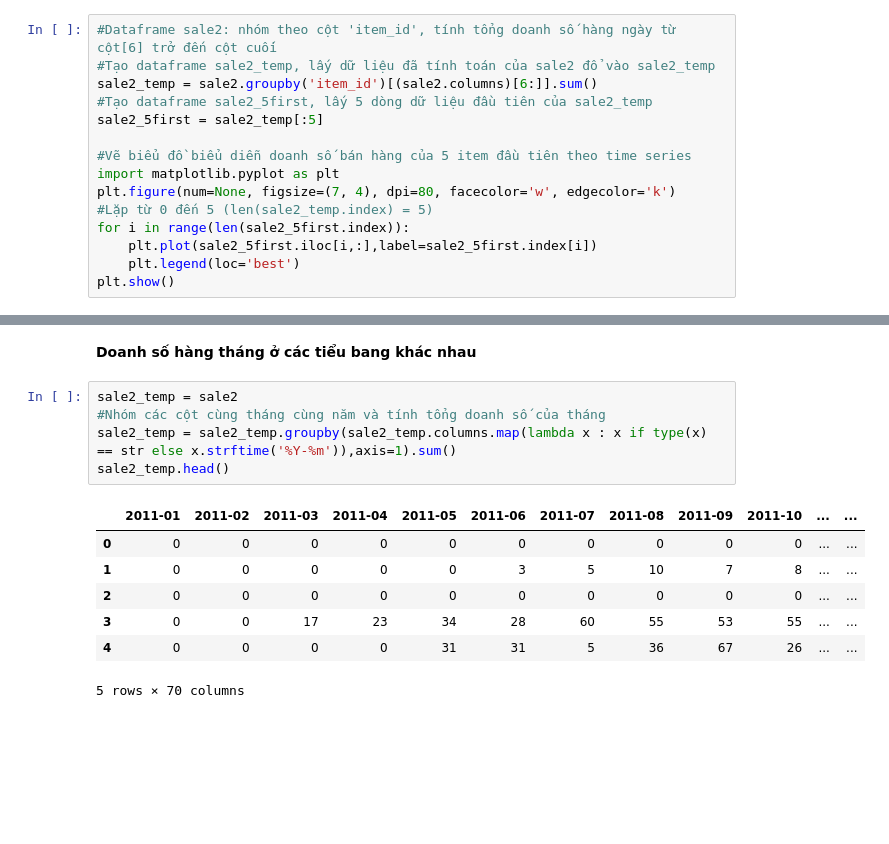
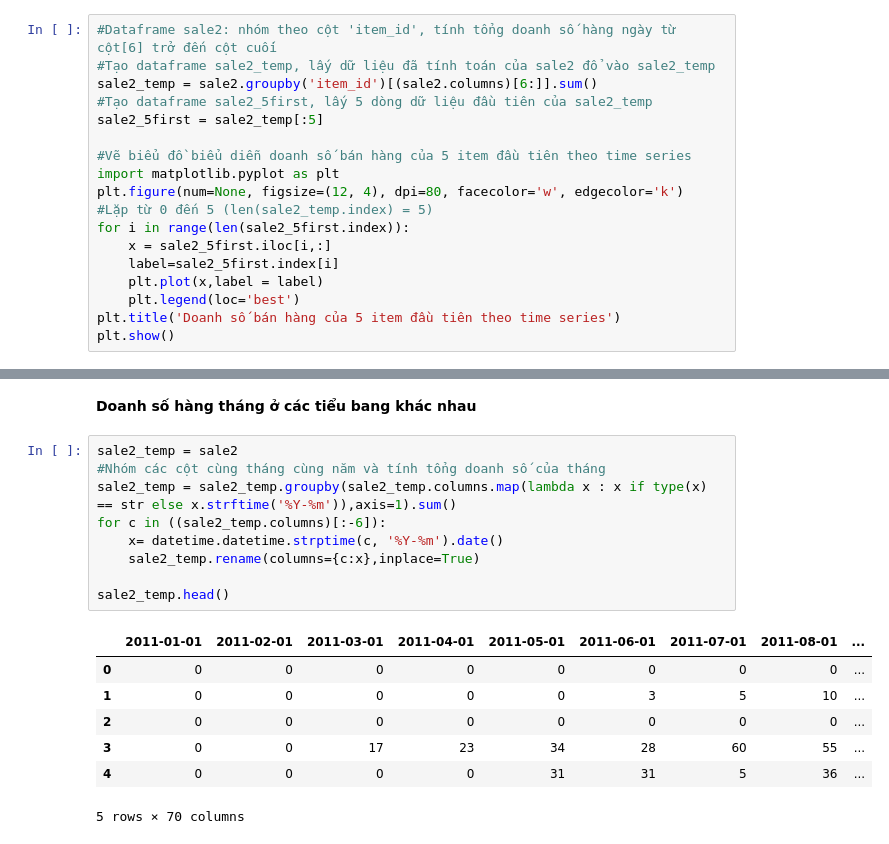
Before and after one commit to HienNguyenMinh/PythonAssignment, a Jupyter notebook: BaiTap2.ipynb, the cells around one changed output, grey strips where cells are left out. Cells and saved outputs as stored; diff of their text form; blank space fills up the shorter version.

```diff
--- a/BaiTap2.ipynb
+++ b/BaiTap2.ipynb
@@ -96,10 +96,13 @@ sale2_5first = sale2_temp[:5]
 
 #Vẽ biểu đồ biểu diễn doanh số bán hàng của 5 item đầu tiên theo time series
 import matplotlib.pyplot as plt
-plt.figure(num=None, figsize=(7, 4), dpi=80, facecolor='w', edgecolor='k')
+plt.figure(num=None, figsize=(12, 4), dpi=80, facecolor='w', edgecolor='k')
 #Lặp từ 0 đến 5 (len(sale2_temp.index) = 5)
 for i in range(len(sale2_5first.index)):
-    plt.plot(sale2_5first.iloc[i,:],label=sale2_5first.index[i])
+    x = sale2_5first.iloc[i,:]
+    label=sale2_5first.index[i]
+    plt.plot(x,label = label)
     plt.legend(loc='best')
+plt.title('Doanh số bán hàng của 5 item đầu tiên theo time series')
 plt.show()
 # %% [output]
@@ -131,14 +134,18 @@ plt.show()
 # %%
 sale2_temp = sale2
 #Nhóm các cột cùng tháng cùng năm và tính tổng doanh số của tháng
 sale2_temp = sale2_temp.groupby(sale2_temp.columns.map(lambda x : x if type(x) == str else x.strftime('%Y-%m')),axis=1).sum()
+for c in ((sale2_temp.columns)[:-6]):
+    x= datetime.datetime.strptime(c, '%Y-%m').date()
+    sale2_temp.rename(columns={c:x},inplace=True)
+
 sale2_temp.head()
 # %% [output]
-|  | 2011-01 | 2011-02 | 2011-03 | 2011-04 | 2011-05 | 2011-06 | 2011-07 | 2011-08 | 2011-09 | 2011-10 | ... | ... |
-| 0 | 0 | 0 | 0 | 0 | 0 | 0 | 0 | 0 | 0 | 0 | ... | ... |
-| 1 | 0 | 0 | 0 | 0 | 0 | 3 | 5 | 10 | 7 | 8 | ... | ... |
-| 2 | 0 | 0 | 0 | 0 | 0 | 0 | 0 | 0 | 0 | 0 | ... | ... |
-| 3 | 0 | 0 | 17 | 23 | 34 | 28 | 60 | 55 | 53 | 55 | ... | ... |
-| 4 | 0 | 0 | 0 | 0 | 31 | 31 | 5 | 36 | 67 | 26 | ... | ... |
+|  | 2011-01-01 | 2011-02-01 | 2011-03-01 | 2011-04-01 | 2011-05-01 | 2011-06-01 | 2011-07-01 | 2011-08-01 | ... |
+| 0 | 0 | 0 | 0 | 0 | 0 | 0 | 0 | 0 | ... |
+| 1 | 0 | 0 | 0 | 0 | 0 | 3 | 5 | 10 | ... |
+| 2 | 0 | 0 | 0 | 0 | 0 | 0 | 0 | 0 | ... |
+| 3 | 0 | 0 | 17 | 23 | 34 | 28 | 60 | 55 | ... |
+| 4 | 0 | 0 | 0 | 0 | 31 | 31 | 5 | 36 | ... |
 5 rows × 70 columns
 # %%
```
Also changed, not shown: parts of 5 cells of this notebook.
